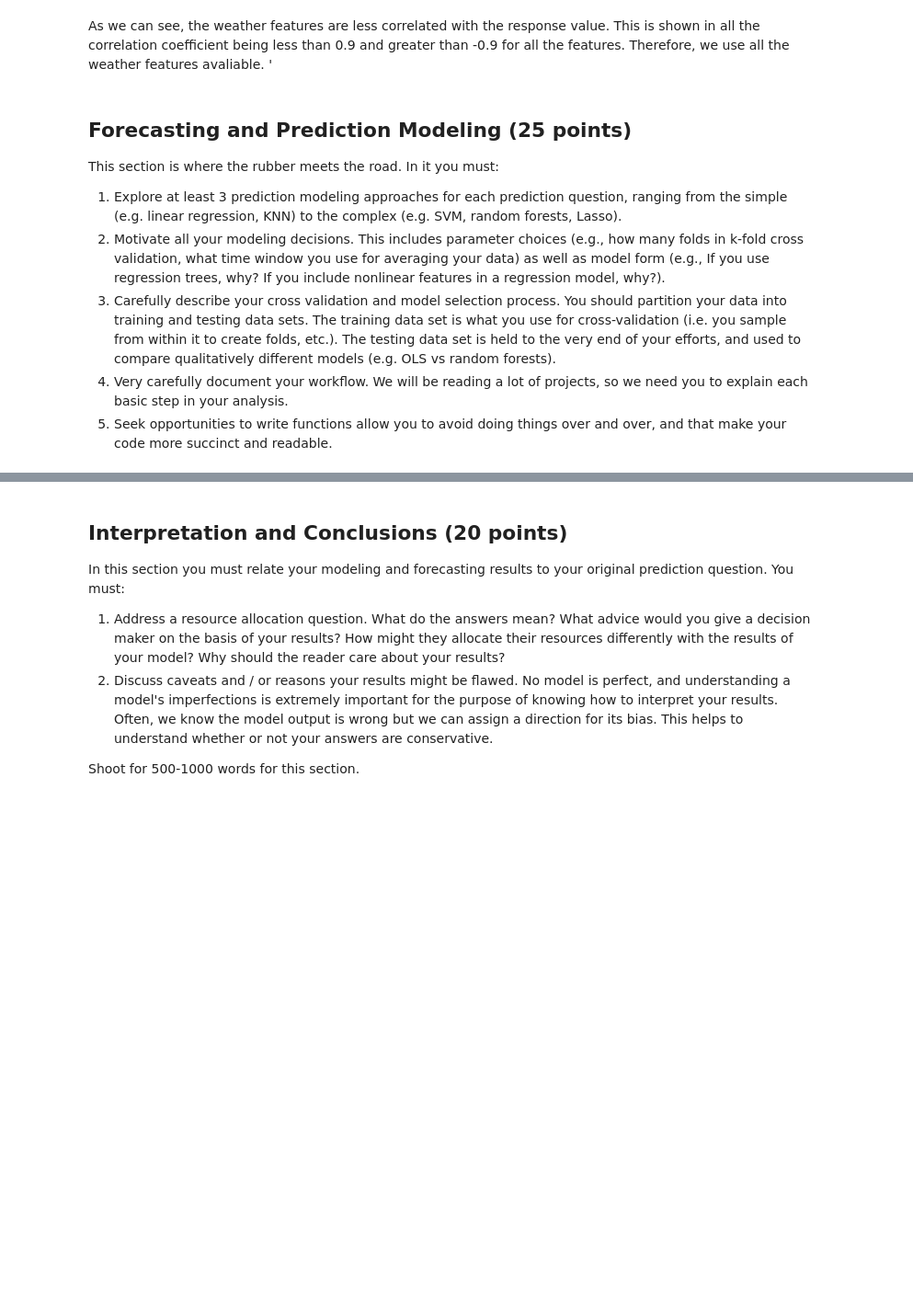
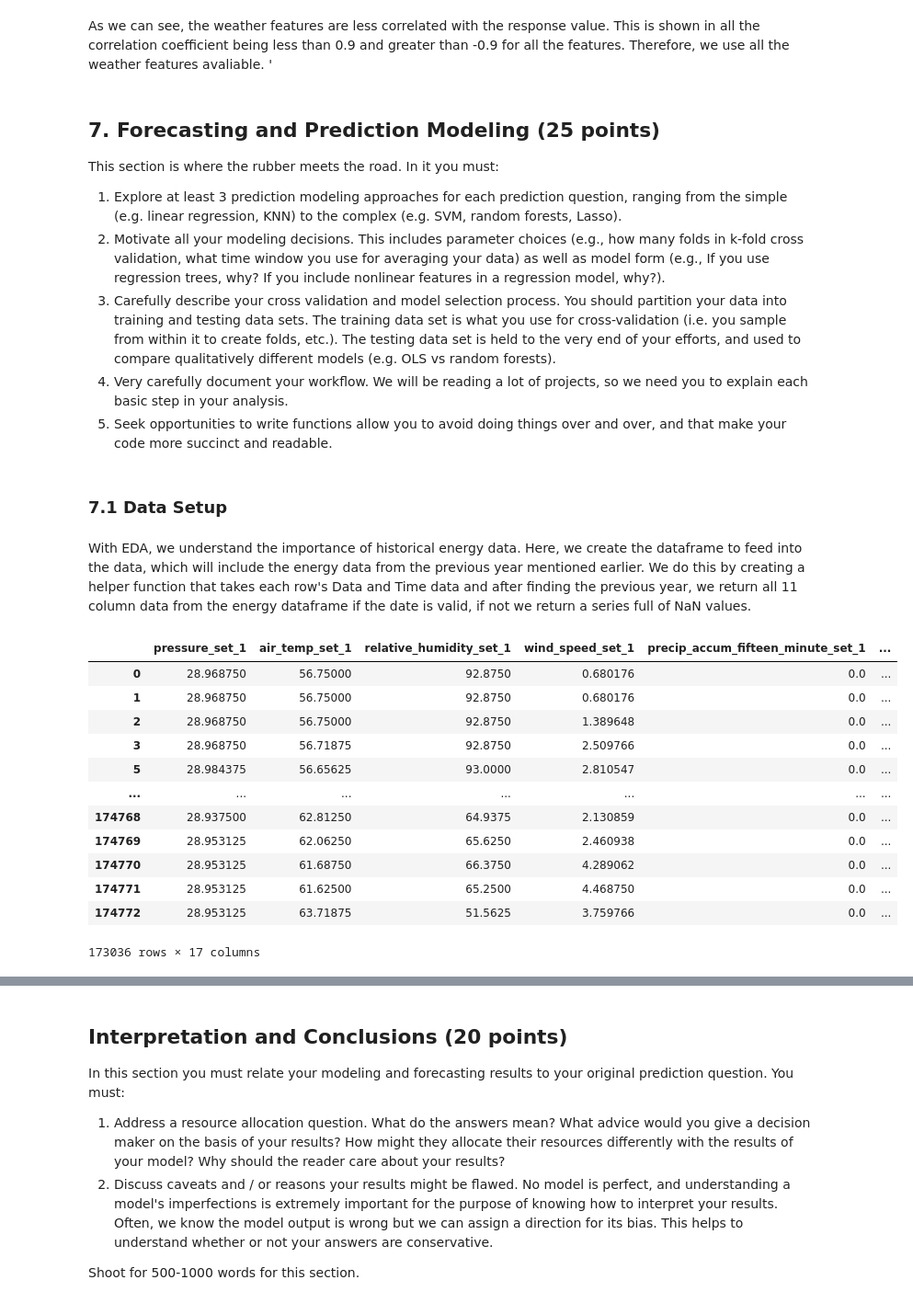
Before and after one commit to rachelngjiemin/131_group2, a Jupyter notebook: grp2_final_proj/FinalProjectTemplate_2022.ipynb, the cells around one changed output, grey strips where cells are left out. Shown at 92% size. Drawn from its saved outputs; the diff is of its cells as text; code cells hidden in the pictures; blank space fills up the shorter version.

```diff
--- a/grp2_final_proj/FinalProjectTemplate_2022.ipynb
+++ b/grp2_final_proj/FinalProjectTemplate_2022.ipynb
@@ -552,7 +555,7 @@ Text(0.5, 1.0, 'Heat map showing pearsons correlation between weather features')
 # %% [markdown]
 As we can see, the weather features are less correlated with the response value. This is shown in all the correlation coefficient being less than 0.9 and greater than -0.9 for all the features. Therefore, we use all the weather features avaliable. '
 # %% [markdown]
-## Forecasting and Prediction Modeling (25 points)
+## 7. Forecasting and Prediction Modeling (25 points)
 
 This section is where the rubber meets the road.  In it you must:
 1. Explore at least 3 prediction modeling approaches for each prediction question, ranging from the simple (e.g. linear regression, KNN) to the complex (e.g. SVM, random forests, Lasso).
@@ -560,3 +563,41 @@ This section is where the rubber meets the road.  In it you must:
 1. Carefully describe your cross validation and model selection process.  You should partition your data into training and testing data sets.  The training data set is what you use for cross-validation (i.e. you sample from within it to create folds, etc.).  The testing data set is held to the very end of your efforts, and used to compare qualitatively different models (e.g. OLS vs random forests).
 4. Very carefully document your workflow.  We will be reading a lot of projects, so we need you to explain each basic step in your analysis.
 5. Seek opportunities to write functions allow you to avoid doing things over and over, and that make your code more succinct and readable.
+# %% [markdown]
+### 7.1 Data Setup
+# %% [markdown]
+With EDA, we understand the importance of historical energy data. Here, we create the dataframe to feed into the data, which will include the energy data from the previous year mentioned earlier. We do this by creating a helper function that takes each row's Data and Time data and after finding the previous year, we return all 11 column data from the energy dataframe if the date is valid, if not we return a series full of NaN values.
+# %%
+def get_previous_year_data(t):
+    prev_year = int(str(t)[:4]) - 1
+    remaining_date = str(t)[4:]
+    try:
+        date = pd.to_datetime(str(prev_year) + remaining_date)
+    except:
+        date = np.NaN # For the exception such as 2/29/20
+
+    df_data = df_combined[df_combined['Date_Time'] == date].iloc[:, 7:-4] # Indices for Energy Data
+
+    if not df_data.empty: # For the case that there is no data in the previous year at the same time.
+        return pd.Series(df_data.values[0])
+    else:
+        return pd.Series(np.full((1,11), np.nan)[0])
+# %%
+### NOTICE: This cell is computation heavy
+df_with_history = df_combined.iloc[: , :-16]
+df_with_history[df_combined.iloc[: , 7:-4].columns] = df_combined['Date_Time'].apply(get_previous_year_data)
+df_with_history
+# %% [output]
+|  | pressure_set_1 | air_temp_set_1 | relative_humidity_set_1 | wind_speed_set_1 | precip_accum_fifteen_minute_set_1 | ... |
+| 0 | 28.968750 | 56.75000 | 92.8750 | 0.680176 | 0.0 | ... |
+| 1 | 28.968750 | 56.75000 | 92.8750 | 0.680176 | 0.0 | ... |
+| 2 | 28.968750 | 56.75000 | 92.8750 | 1.389648 | 0.0 | ... |
+| 3 | 28.968750 | 56.71875 | 92.8750 | 2.509766 | 0.0 | ... |
+| 5 | 28.984375 | 56.65625 | 93.0000 | 2.810547 | 0.0 | ... |
+| ... | ... | ... | ... | ... | ... | ... |
+| 174768 | 28.937500 | 62.81250 | 64.9375 | 2.130859 | 0.0 | ... |
+| 174769 | 28.953125 | 62.06250 | 65.6250 | 2.460938 | 0.0 | ... |
+| 174770 | 28.953125 | 61.68750 | 66.3750 | 4.289062 | 0.0 | ... |
+| 174771 | 28.953125 | 61.62500 | 65.2500 | 4.468750 | 0.0 | ... |
+| 174772 | 28.953125 | 63.71875 | 51.5625 | 3.759766 | 0.0 | ... |
+173036 rows × 17 columns
```
Also changed, not shown: parts of 32 cells of this notebook.
